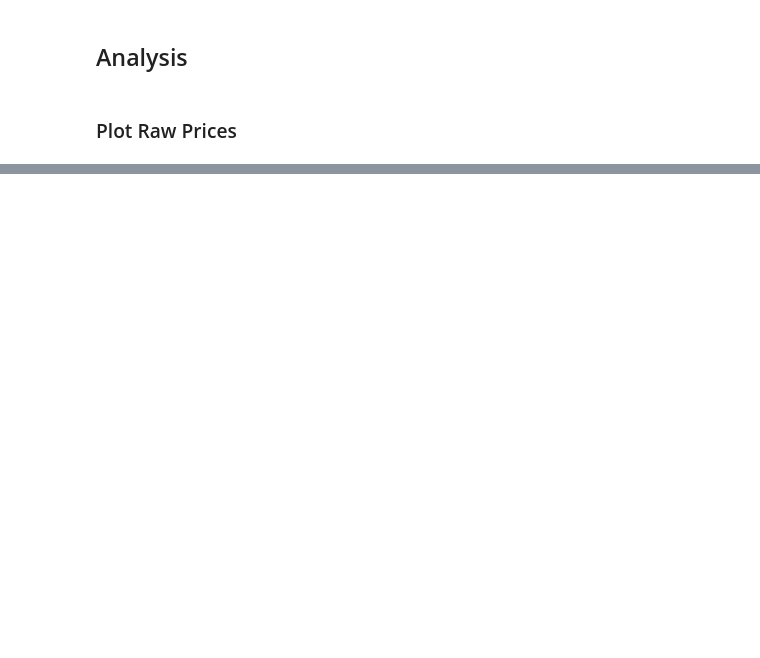
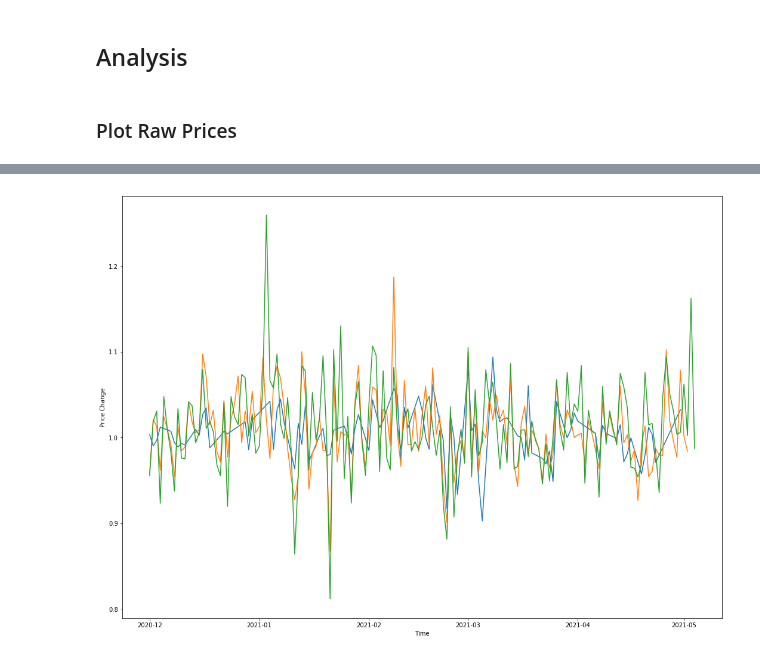
Before and after one commit to glitznerf/BC-Fund-Analysis, a Jupyter notebook: analysis.ipynb, the cells around one changed output, grey strips where cells are left out. Saved outputs shown, nothing was run; the diff lists cells and outputs as text; code cells hidden in the pictures; blank space fills up the shorter version.

```diff
--- a/analysis.ipynb
+++ b/analysis.ipynb
@@ -104,0 +247,11 @@ plt.show()
+# %%
+plt.figure(figsize=(18,13))
+plt.plot(etf_dates[start_days+1:], etf_price_change)
+plt.plot(btc_dates[btc_match:], btc_price_change, 'tab:orange')
+plt.plot(eth_dates[eth_match:], eth_price_change, 'tab:green')
+#plt.plot(bnb_dates[bnb_match:], bnb_price_change, 'tab:red')
+plt.xlabel("Time")
+plt.ylabel("Price Change")
+plt.show()
+# %% [output]
+[figure, added]
```
Also changed, not shown: parts of 15 cells of this notebook, 2 other files.
